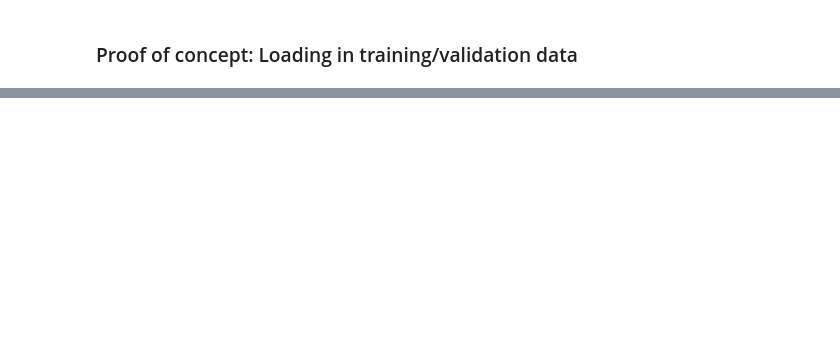
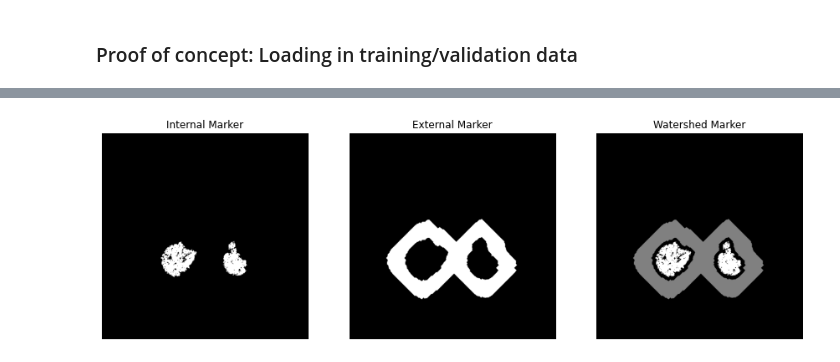
Before and after one commit to BrendosaurusRex/machine-learning-exigence, a Jupyter notebook: data_preprocessing.ipynb, the cells around one changed output, grey strips where cells are left out. Drawn from its saved outputs; the diff is of its cells as text; code cells hidden in the pictures; blank space fills up the shorter version.

```diff
--- a/data_preprocessing.ipynb
+++ b/data_preprocessing.ipynb
@@ -177,0 +298,61 @@ print(Y.shape)
+# %%
+from skimage import measure, morphology, segmentation
+from skimage.segmentation import clear_border
+import scipy.ndimage as ndimage
+
+def generate_markers(image):
+    """
+    Generates markers for a given image.
+
+    Parameters: image
+
+    Returns: Internal Marker, External Marker, Watershed Marker
+    """
+
+    #Creation of the internal Marker
+    marker_internal = image < -400
+    marker_internal = segmentation.clear_border(marker_internal)
+    marker_internal_labels = measure.label(marker_internal)
+
+    areas = [r.area for r in measure.regionprops(marker_internal_labels)]
+    areas.sort()
+
+    if len(areas) > 2:
+        for region in measure.regionprops(marker_internal_labels):
+            if region.area < areas[-2]:
+                for coordinates in region.coords:
+                       marker_internal_labels[coordinates[0], coordinates[1]] = 0
+
+    marker_internal = marker_internal_labels > 0
+
+    # Creation of the External Marker
+    external_a = ndimage.binary_dilation(marker_internal, iterations=10)
+    external_b = ndimage.binary_dilation(marker_internal, iterations=55)
+    marker_external = external_b ^ external_a
+
+    # Creation of the Watershed Marker
+    marker_watershed = np.zeros((512, 512), dtype=np.int)
+    marker_watershed += marker_internal * 255
+    marker_watershed += marker_external * 128
+
+    return marker_internal, marker_external, marker_watershed
+
+test_patient_internal, test_patient_external, test_patient_watershed = generate_markers(test_patient_images[15])
+
+f, (ax1, ax2, ax3) = plt.subplots(1, 3, sharey=True, figsize=(15,15))
+
+ax1.imshow(test_patient_internal, cmap='gray')
+ax1.set_title("Internal Marker")
+ax1.axis('off')
+
+ax2.imshow(test_patient_external, cmap='gray')
+ax2.set_title("External Marker")
+ax2.axis('off')
+
+ax3.imshow(test_patient_watershed, cmap='gray')
+ax3.set_title("Watershed Marker")
+ax3.axis('off')
+
+plt.show()
+# %% [output]
+[figure, added]
```
Also changed, not shown: parts of 15 cells of this notebook.
